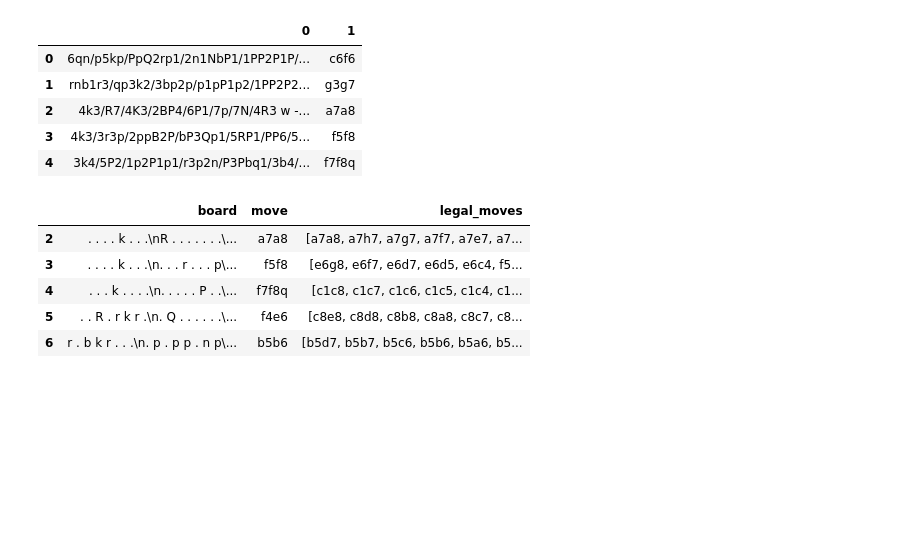
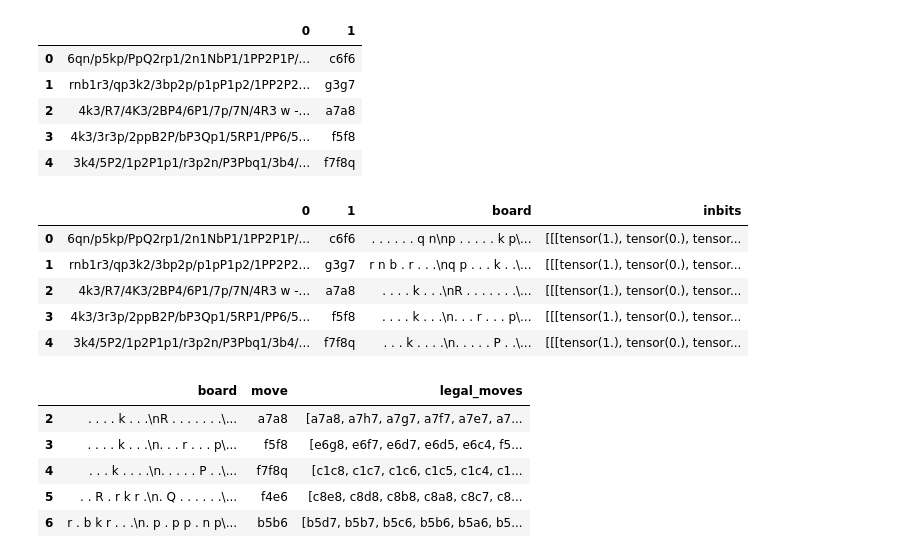
Before and after one commit to aole/evolchess, a Jupyter notebook: python/notebook.ipynb, the cells around one changed output. Drawn from its saved outputs; the diff is of its cells as text; code cells hidden in the pictures; blank space fills up the shorter version.

```diff
--- a/python/notebook.ipynb
+++ b/python/notebook.ipynb
@@ -4,9 +0,0 @@ import pandas as pd
-# %%
-board = chess.Board()
-board.push(chess.Move.from_uci('e2e4'))
-board.push(chess.Move.from_uci('d7d5'))
-board.push(chess.Move.from_uci('g1f3'))
-board.push(chess.Move.from_uci('g8f6'))
-board.push(chess.Move.from_uci('f1b5'))
-board.push(chess.Move.from_uci('d8d7'))
-board
@@ -53 +91,12 @@ games.head()
+# %%
+games['board'] = games[0].progress_apply(chess.Board)
+games['inbits'] = games['board'].progress_apply(create_input)
+games.head()
+# %% [output]
+|  | 0 | 1 | board | inbits |
+| 0 | 6qn/p5kp/PpQ2rp1/2n1NbP1/1PP2P1P/... | c6f6 | . . . . . . q n\np . . . . . k p\... | [[[tensor(1.), tensor(0.), tensor... |
+| 1 | rnb1r3/qp3k2/3bp2p/p1pP1p2/1PP2P2... | g3g7 | r n b . r . . .\nq p . . . k . .\... | [[[tensor(1.), tensor(0.), tensor... |
+| 2 | 4k3/R7/4K3/2BP4/6P1/7p/7N/4R3 w -... | a7a8 | . . . . k . . .\nR . . . . . . .\... | [[[tensor(1.), tensor(0.), tensor... |
+| 3 | 4k3/3r3p/2ppB2P/bP3Qp1/5RP1/PP6/5... | f5f8 | . . . . k . . .\n. . . r . . . p\... | [[[tensor(1.), tensor(0.), tensor... |
+| 4 | 3k4/5P2/1p2P1p1/r3p2n/P3Pbq1/3b4/... | f7f8q | . . . k . . . .\n. . . . . P . .\... | [[[tensor(1.), tensor(0.), tensor... |
 # %%
```
Also changed, not shown: parts of 10 cells of this notebook, 4 other files.
